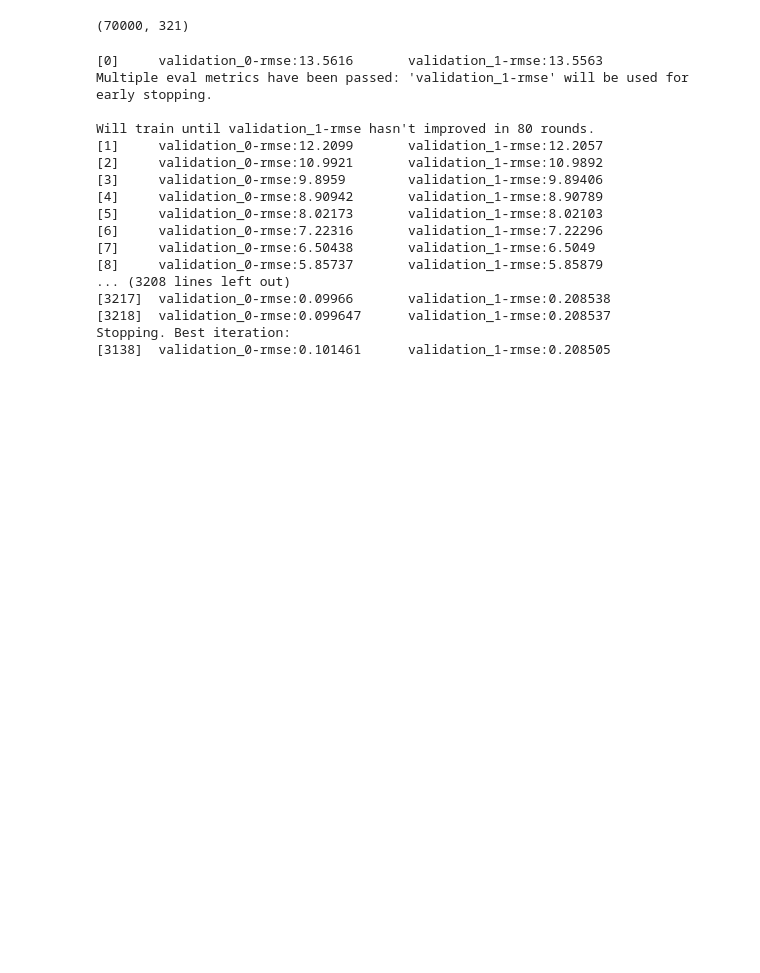
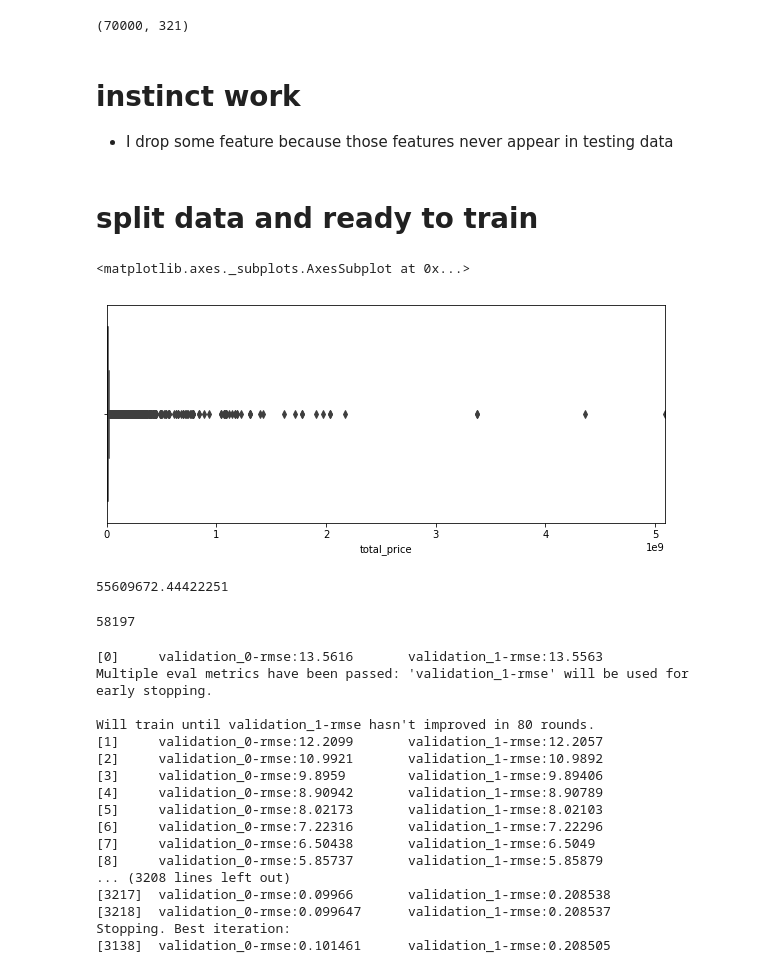
Before and after one commit to ChingChieh/HousePriceCompetition, a Jupyter notebook: HousePredition2.0.ipynb, the cells around one changed output. Cells and saved outputs as stored; diff of their text form; code cells hidden in the pictures; blank space fills up the shorter version.

Commit message:
Change slightly from House Price notebook

```diff
--- a/HousePredition2.0.ipynb
+++ b/HousePredition2.0.ipynb
@@ -48,11 +56,32 @@ df = dummy_transform(df)
 df.shape
 # %% [output]
 (70000, 321)
+# %% [markdown]
+# instinct work
+- I drop some feature because those features never appear in testing data
 # %%
 df.drop(['building_material_5','txn_floor_28'], axis=1, inplace=True)
+# %% [markdown]
+# split data and ready to train
 # %%
 train = df.head(60000)
 test = df.tail(10000)
+# %%
+tmp = pd.concat([train,target],axis=1)
+plt.figure(figsize=(10,4))
+plt.xlim(tmp['total_price'].min(), tmp['total_price'].max())
+sns.boxplot(x=tmp['total_price'])
+# %% [output]
+<matplotlib.axes._subplots.AxesSubplot at 0x...>
+[figure, added]
+# %%
+np.percentile(tmp['total_price'], 97)
+# %% [output]
+55609672.44422251
+# %%
+len(tmp[tmp['total_price'] < np.percentile(tmp['total_price'], 97)])
+# %% [output]
+58197
 # %%
 y = np.log1p(target)
 X = train.drop(['building_id'],axis=1)
```
Also changed, not shown: parts of 10 cells of this notebook.
